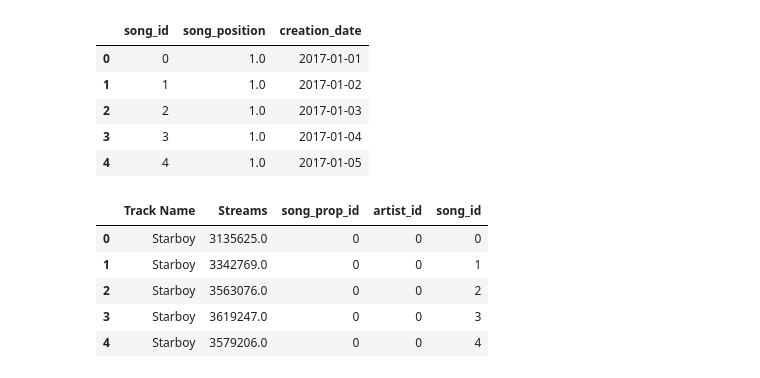
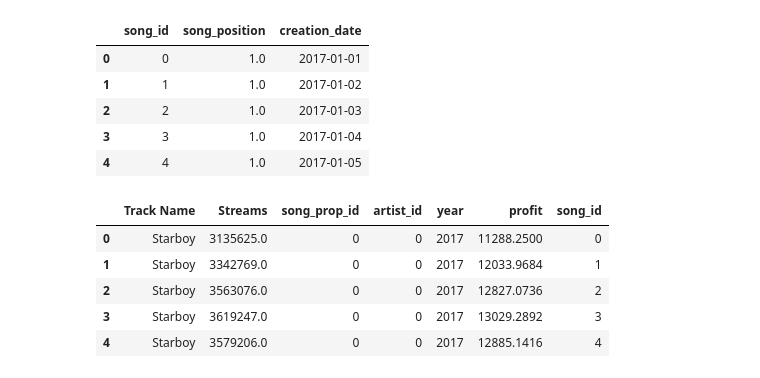
Before and after one commit to ArturOle/SpotifyAnalysis, a Jupyter notebook: analysis.ipynb, the cells around one changed output. Drawn from its saved outputs; the diff is of its cells as text; code cells hidden in the pictures.

Commit message:
Add profits

```diff
--- a/analysis.ipynb
+++ b/analysis.ipynb
@@ -306,7 +306,5 @@ Pricing = pd.DataFrame(
     {'year': [2010, 2011, 2012, 2013, 2014, 2015, 2016, 2017, 2018, 2019, 2020, 2021, 2022],
      'price_per_stream': [0.005, 0.005, 0.006, 0.007, 0.0045, 0.004, 0.0038, 0.0036, 0.0034, 0.0033, 0.0032, 0.0031, 0.0037],
     })
-Pricing = Pricing.reset_index(level=0)
-Pricing.rename(columns = {"index":"pricing_id"}, inplace = True)
 Pricing
 # %% [output]
@@ -326,0 +325,3 @@ Pricing
+# %%
+data_merged["year"] = data_merged["Date"].dt.year
+data_merged = data_merged.merge(Pricing, how='left', left_on=['year'], right_on=['year'])
@@ -326,0 +363,2 @@ Pricing
+# %%
+data_merged["profit"] = data_merged["Streams"]*data_merged["price_per_stream"]
@@ -340,12 +387,12 @@ Tops.head()
 | 4 | 4 | 1.0 | 2017-01-05 |
 # %%
 data_merged["song_id"] = Tops["song_id"]
-data_merged.drop(columns= ['Position', 'Date'], inplace=True)
+data_merged.drop(columns= ['Position', 'Date', 'price_per_stream'], inplace=True)
 data_merged.head()
 # %% [output]
-|  | Track Name | Streams | song_prop_id | artist_id | song_id |
-| 0 | Starboy | 3135625.0 | 0 | 0 | 0 |
-| 1 | Starboy | 3342769.0 | 0 | 0 | 1 |
-| 2 | Starboy | 3563076.0 | 0 | 0 | 2 |
-| 3 | Starboy | 3619247.0 | 0 | 0 | 3 |
-| 4 | Starboy | 3579206.0 | 0 | 0 | 4 |
+|  | Track Name | Streams | song_prop_id | artist_id | year | profit | song_id |
+| 0 | Starboy | 3135625.0 | 0 | 0 | 2017 | 11288.2500 | 0 |
+| 1 | Starboy | 3342769.0 | 0 | 0 | 2017 | 12033.9684 | 1 |
+| 2 | Starboy | 3563076.0 | 0 | 0 | 2017 | 12827.0736 | 2 |
+| 3 | Starboy | 3619247.0 | 0 | 0 | 2017 | 13029.2892 | 3 |
+| 4 | Starboy | 3579206.0 | 0 | 0 | 2017 | 12885.1416 | 4 |
```
Also changed, not shown: parts of 6 cells of this notebook.
